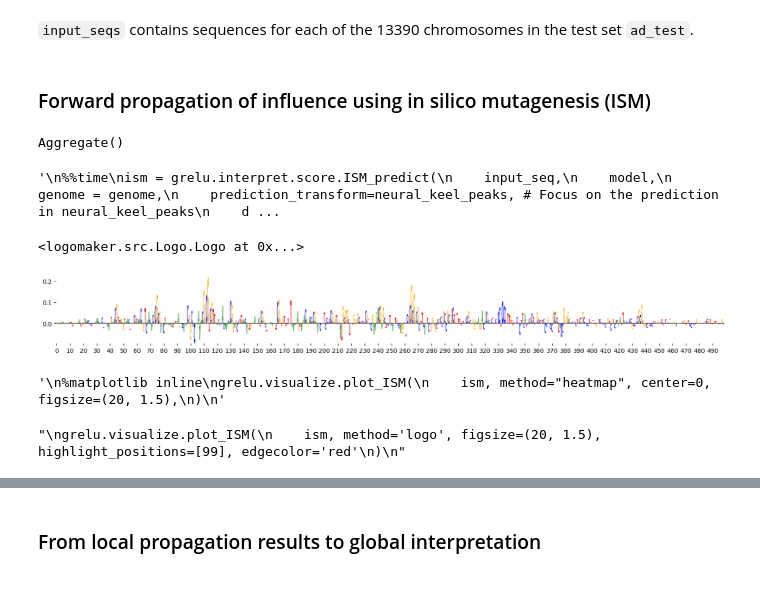
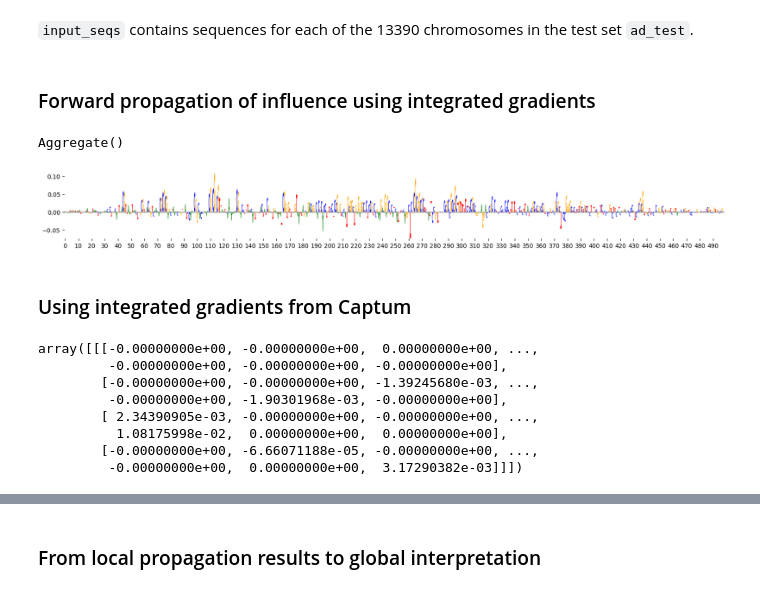
Before and after one commit to victornemenike/neural-crest-deep-learning, a Jupyter notebook: notebooks/multi_task_model.ipynb, the cells around one changed output, grey strips where cells are left out. Cells and saved outputs as stored; diff of their text form; code cells hidden in the pictures.

Commit message:
apply capsum integrated gradients for attributions

```diff
--- a/notebooks/multi_task_model.ipynb
+++ b/notebooks/multi_task_model.ipynb
@@ -9,7 +9,7 @@ import anndata
 # %% [markdown]
 ## Set experiment parameters
 # %%
-experiment = 'multi_task_1'
+experiment = 'multi_task_DilatedConvModel'
 if not os.path.exists(experiment):
     os.makedirs(experiment)
 
@@ -18,13 +18,13 @@ seq_len = 500 # Length of the input sequence
 # %% [markdown]
 ## Load Data
 # %%
-peaks = pd.read_csv("../data/normalized_peaks.csv")
-
-ad = peaks.to_numpy()
+data= pd.read_csv("../data/normalized_peaks.csv")
+data.index.name = 'position #'
+ad = data.to_numpy()
 ad = anndata.AnnData(ad).T
 
 # Prepare ad.obs
-cell_types = pd.DataFrame({'cell type': peaks.columns})
+cell_types = pd.DataFrame({'cell type': data.columns})
 ad.obs = cell_types
 ad.obs_names = ad.obs['cell type']
 
@@ -428,7 +435,7 @@ len(input_seqs)
 # %% [markdown]
 `input_seqs` contains sequences for each of the 13390 chromosomes in the test set `ad_test`.
 # %% [markdown]
-### Forward propagation of influence using in silico mutagenesis (ISM)
+### Forward propagation of influence using integrated gradients
 # %%
 from grelu.transforms.prediction_transforms import Aggregate
 
@@ -445,29 +450,16 @@ import grelu.interpret.score
 # %%
+import grelu.interpret.score
+
 attrs = grelu.interpret.score.get_attributions(
     model, input_seq, prediction_transform=cns_peaks, device=0,
-    method="inputxgradient",
+    method="integratedgradients",
 )
-# %%
-'''
-%%time
-ism = grelu.interpret.score.ISM_predict(
-    input_seq,
-    model,
-    genome = genome,
-    prediction_transform=neural_keel_peaks, # Focus on the prediction in neural_keel_peaks
-    devices=0, # Index of the GPU to use
-    num_workers=8,
-    return_df = True,
-    compare_func="subtract",
-)
-'''
-# %% [output]
-'\n%%time\nism = grelu.interpret.score.ISM_predict(\n    input_seq,\n    model,\n    genome = genome,\n    prediction_transform=neural_keel_peaks, # Focus on the prediction in neural_keel_peaks\n    d ...
 # %%
 grelu.visualize.plot_attributions(
     attrs,
     ticks=10,
 )
+
+_ = plt.show()
 # %% [output]
-<logomaker.src.Logo.Logo at 0x...>
-[figure, old version]
+[figure, new version]
@@ -476,17 +466,24 @@ grelu.visualize.plot_attributions(
-# %%
-'''
-%matplotlib inline
-grelu.visualize.plot_ISM(
-    ism, method="heatmap", center=0, figsize=(20, 1.5),
-)
-'''
-# %% [output]
-'\n%matplotlib inline\ngrelu.visualize.plot_ISM(\n    ism, method="heatmap", center=0, figsize=(20, 1.5),\n)\n'
-# %%
-'''
-grelu.visualize.plot_ISM(
-    ism, method='logo', figsize=(20, 1.5), highlight_positions=[99], edgecolor='red'
-)
-'''
-# %% [output]
-"\ngrelu.visualize.plot_ISM(\n    ism, method='logo', figsize=(20, 1.5), highlight_positions=[99], edgecolor='red'\n)\n"
+# %% [markdown]
+### Using integrated gradients from Captum
+# %%
+from utils import get_captum_integrated_gradients
+
+prediction_transform=cns_peaks
+device = 0
+correct_grad = False
+
+captum_attrs = get_captum_integrated_gradients(
+    model, input_seq, genome, prediction_transform=cns_peaks, device=0,
+    multiply_by_inputs= True,
+)
+
+captum_attrs
+# %% [output]
+array([[[-0.00000000e+00, -0.00000000e+00,  0.00000000e+00, ...,
+         -0.00000000e+00, -0.00000000e+00, -0.00000000e+00],
+        [-0.00000000e+00, -0.00000000e+00, -1.39245680e-03, ...,
+         -0.00000000e+00, -1.90301968e-03, -0.00000000e+00],
+        [ 2.34390905e-03, -0.00000000e+00, -0.00000000e+00, ...,
+          1.08175998e-02,  0.00000000e+00,  0.00000000e+00],
+        [-0.00000000e+00, -6.66071188e-05, -0.00000000e+00, ...,
+         -0.00000000e+00,  0.00000000e+00,  3.17290382e-03]]])
```
Also changed, not shown: parts of 24 cells of this notebook, 2 other files.
